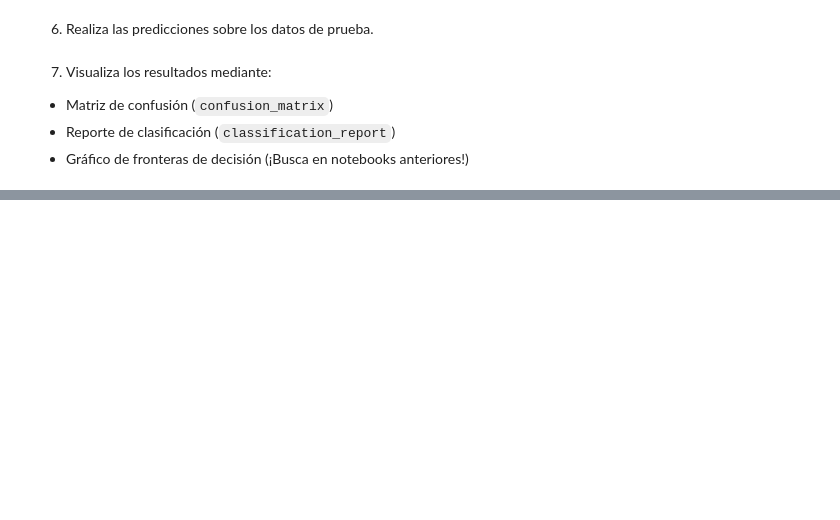
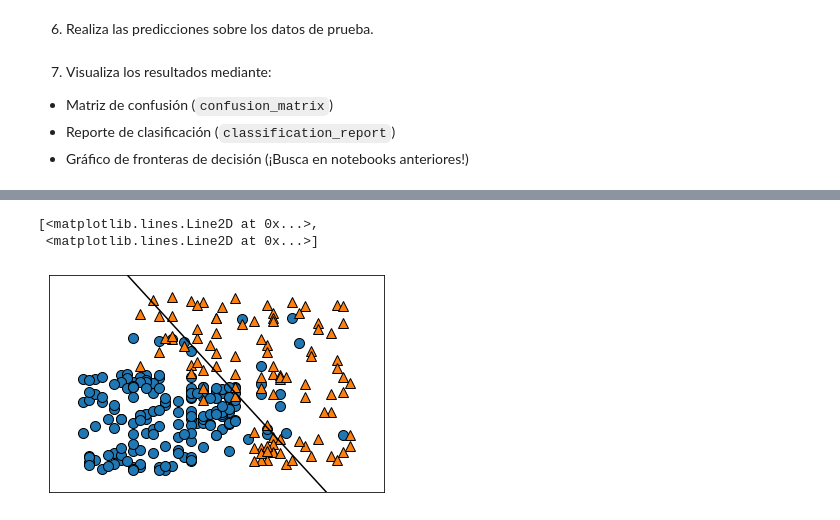
Before and after one commit to stivenlopezg/class-acamica, a Jupyter notebook: notebooks/svm.ipynb, the cells around one changed output, grey strips where cells are left out. Cells and saved outputs as stored; diff of their text form; code cells hidden in the pictures; blank space fills up the shorter version.

```diff
--- a/notebooks/svm.ipynb
+++ b/notebooks/svm.ipynb
@@ -32,3 +99,8 @@ set_config(display='diagram')
 # %% [markdown]
 4. Estandariza los datos (`StandardScaler`).
 5. Entrena un SVM. Para ello, utiliza la clase `SVC` de la librería Scikit-Learn cuya documentación la puedes encontrar [aquí](https://scikit-learn.org/stable/modules/generated/sklearn.svm.SVC.html).
+# %%
+scaler = StandardScaler()
+
+train_data = scaler.fit_transform(train_data)
+test_data = scaler.transform(test_data)
@@ -42,0 +147,7 @@ set_config(display='diagram')
+# %%
+mglearn.plots.plot_2d_separator(classifier=svm, X=train_data)
+mglearn.discrete_scatter(x1=train_data[:, 0], x2=train_data[:, 1], y=train_label)
+# %% [output]
+[<matplotlib.lines.Line2D at 0x...>,
+ <matplotlib.lines.Line2D at 0x...>]
+[figure, added]
```
Also changed, not shown: parts of 14 cells of this notebook.
